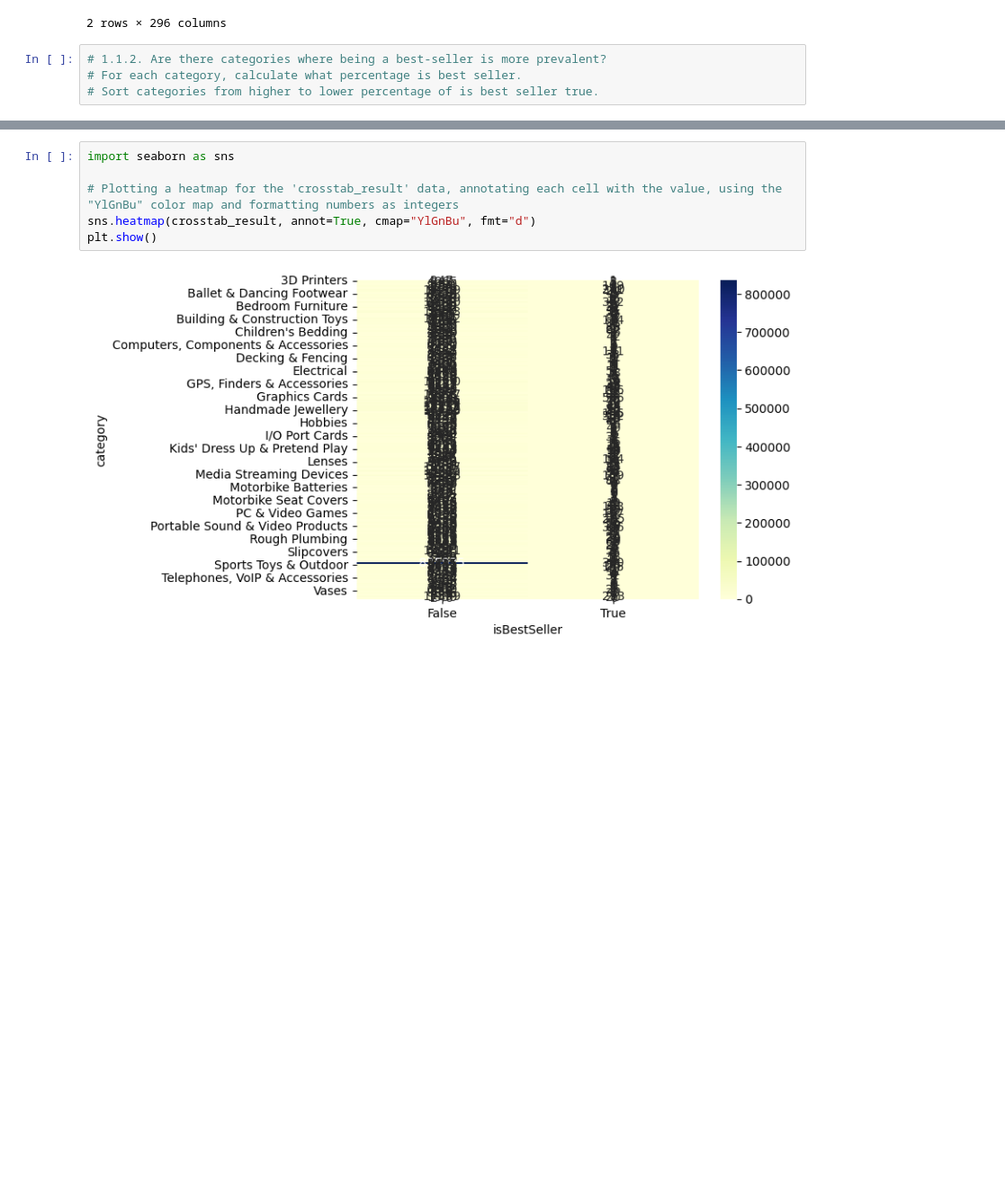
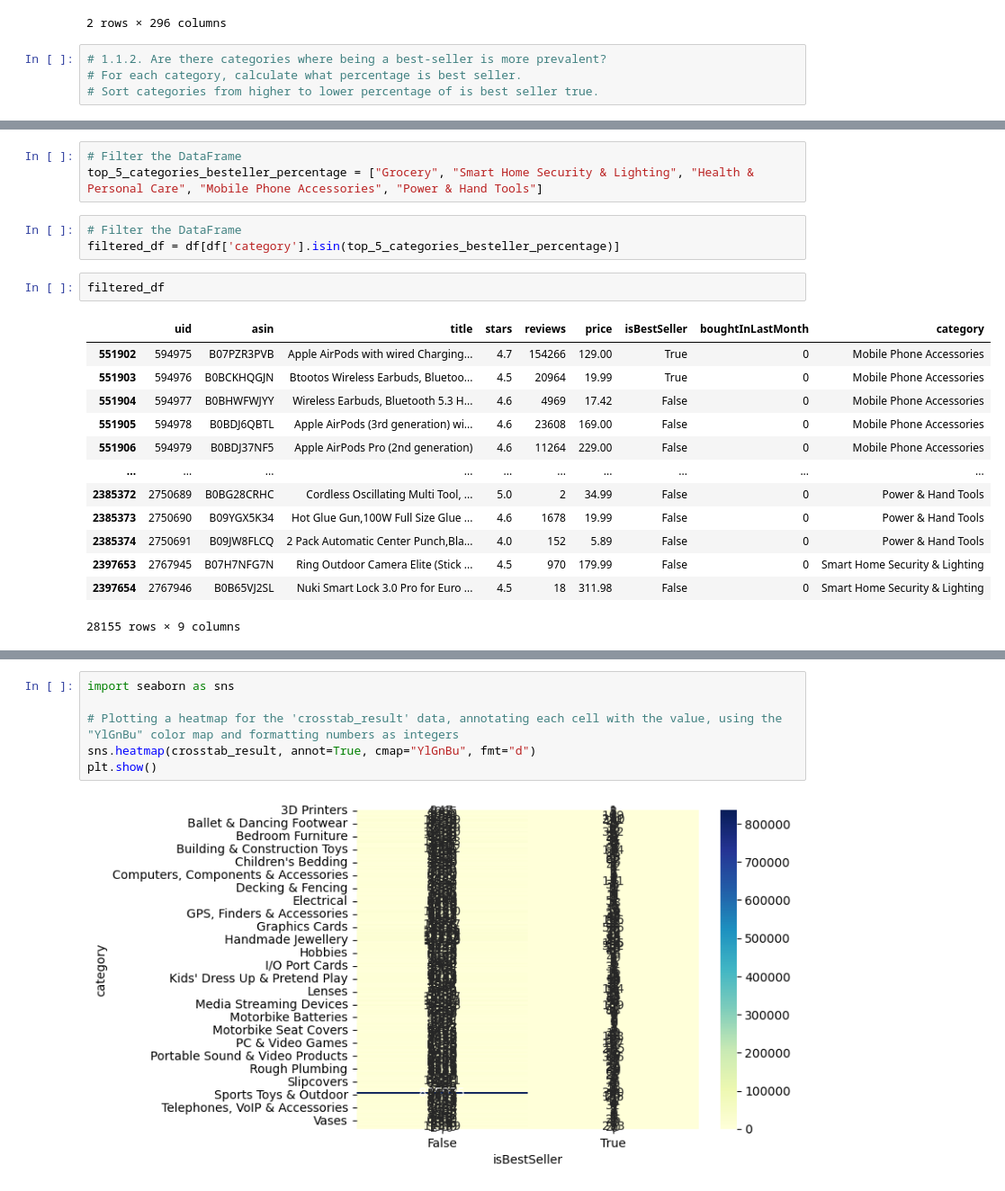
Before and after one commit to aicanizares/lab-eda-bivariate, a Jupyter notebook: solved-lab-bivariate-analysis.ipynb, the cells around one changed output, grey strips where cells are left out. Shown at 90% size. Cells and saved outputs as stored; diff of their text form; blank space fills up the shorter version.

```diff
--- a/solved-lab-bivariate-analysis.ipynb
+++ b/solved-lab-bivariate-analysis.ipynb
@@ -71,0 +109,22 @@ plt.show()
+# %%
+# Filter the DataFrame
+top_5_categories_besteller_percentage = ["Grocery", "Smart Home Security & Lighting", "Health & Personal Care", "Mobile Phone Accessories", "Power & Hand Tools"]
+# %%
+# Filter the DataFrame
+filtered_df = df[df['category'].isin(top_5_categories_besteller_percentage)]
+# %%
+filtered_df
+# %% [output]
+|  | uid | asin | title | stars | reviews | price | isBestSeller | boughtInLastMonth | category |
+| 551902 | 594975 | B07PZR3PVB | Apple AirPods with wired Charging... | 4.7 | 154266 | 129.00 | True | 0 | Mobile Phone Accessories |
+| 551903 | 594976 | B0BCKHQGJN | Btootos Wireless Earbuds, Bluetoo... | 4.5 | 20964 | 19.99 | True | 0 | Mobile Phone Accessories |
+| 551904 | 594977 | B0BHWFWJYY | Wireless Earbuds, Bluetooth 5.3 H... | 4.6 | 4969 | 17.42 | False | 0 | Mobile Phone Accessories |
+| 551905 | 594978 | B0BDJ6QBTL | Apple AirPods (3rd generation) wi... | 4.6 | 23608 | 169.00 | False | 0 | Mobile Phone Accessories |
+| 551906 | 594979 | B0BDJ37NF5 | Apple AirPods Pro (2nd generation) | 4.6 | 11264 | 229.00 | False | 0 | Mobile Phone Accessories |
+| ... | ... | ... | ... | ... | ... | ... | ... | ... | ... |
+| 2385372 | 2750689 | B0BG28CRHC | Cordless Oscillating Multi Tool, ... | 5.0 | 2 | 34.99 | False | 0 | Power & Hand Tools |
+| 2385373 | 2750690 | B09YGX5K34 | Hot Glue Gun,100W Full Size Glue ... | 4.6 | 1678 | 19.99 | False | 0 | Power & Hand Tools |
+| 2385374 | 2750691 | B09JW8FLCQ | 2 Pack Automatic Center Punch,Bla... | 4.0 | 152 | 5.89 | False | 0 | Power & Hand Tools |
+| 2397653 | 2767945 | B07H7NFG7N | Ring Outdoor Camera Elite (Stick ... | 4.5 | 970 | 179.99 | False | 0 | Smart Home Security & Lighting |
+| 2397654 | 2767946 | B0B65VJ2SL | Nuki Smart Lock 3.0 Pro for Euro ... | 4.5 | 18 | 311.98 | False | 0 | Smart Home Security & Lighting |
+28155 rows × 9 columns
```
Also changed, not shown: parts of 8 cells of this notebook.
